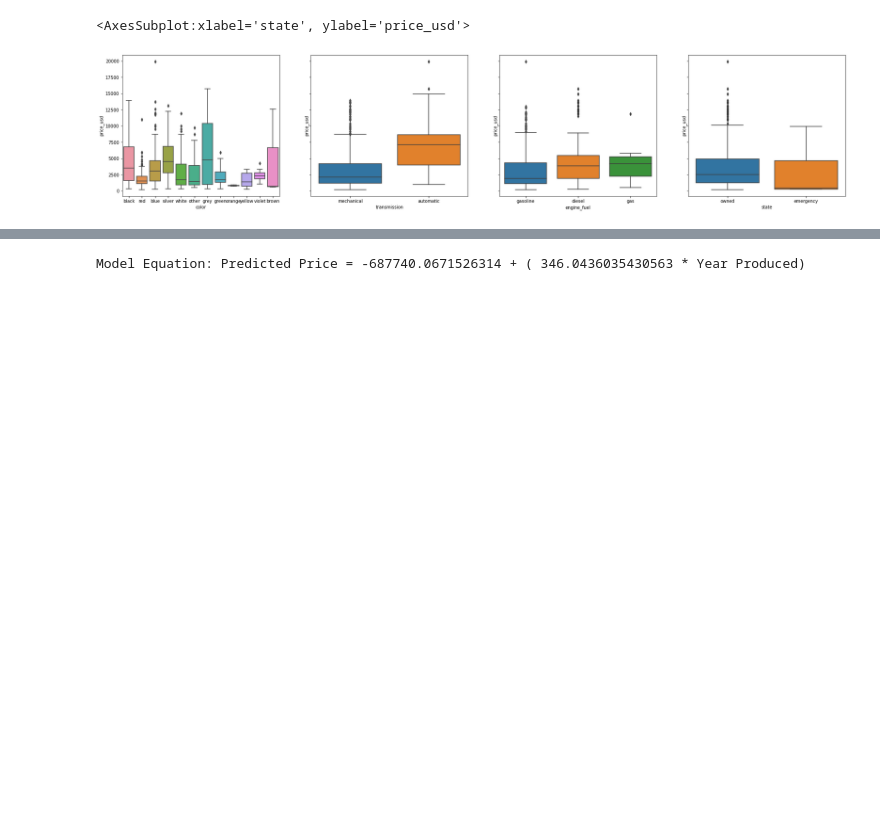
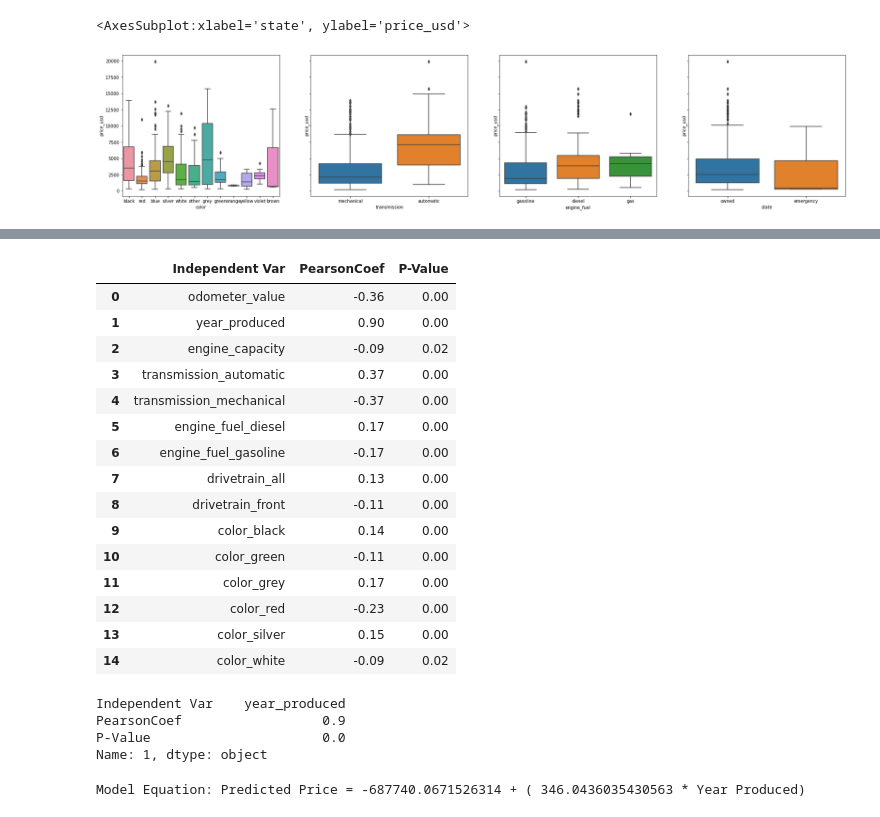
Before and after one commit to grtfreitas/PredictiveModelingRegression, a Jupyter notebook: PredictiveModelingRegression.ipynb, the cells around one changed output, grey strips where cells are left out. Saved outputs shown, nothing was run; the diff lists cells and outputs as text; code cells hidden in the pictures; blank space fills up the shorter version.

```diff
--- a/PredictiveModelingRegression.ipynb
+++ b/PredictiveModelingRegression.ipynb
@@ -40,5 +61,5 @@ sns.boxplot(x='state',y=TargetVar,data=basedf, ax=axs[3])
 def Dummies(df,column):
     return pd.concat([df, pd.get_dummies(df[column])],axis=1).drop(column,axis=1)
 # %%
+#transform all non numeric columns to dummies
 cardf = Dummies(basedf,['transmission','state','engine_fuel','drivetrain','color'])
-TargetVar = cardf['price_usd']
@@ -46,13 +83,19 @@ TargetVar = cardf['price_usd']
 #cardf.corr()
 # %%
 #Vamos Analisar a significância estatística das variáveis em comparação com o preço (price_usd).
-#Neste projeto, vamos determinar p < 0.05 como estatisticamente significante, ou seja, temos confiança de >95% de que a correlação entre os dados é significante, e não uma coincidência.
+#Neste projeto, p < 0.05 é definido como estatisticamente significante, ou seja, uma confiança de >95% de que a correlação entre os dados é significante, e não uma coincidência.
 ##adapt to move price column to end and remove from loop
 ##adapt to create table as result
 def CoefPearson(df):
+    lcoef = []
+    lp = []
     for x in list(df.columns):
         coef, p = stats.pearsonr(df[x],TargetVar)
-        print("For",x,"x Price Pearson Coef:",round(coef,2),"P-Value:",round(p,2))
-    return
+        lcoef.append(round(coef,2))
+        lp.append(round(p,2))
+    return pd.DataFrame(lcoef).merge(pd.DataFrame(lp),on=df.columns).rename(columns={'key_0':'Independent Var','0_x':'PearsonCoef','0_y':'P-Value'}).drop([0]).reset_index(drop=True)
+
+def FilterP(df):
+    return df[df['P-Value'] <= 0.05].reset_index(drop=True)
 # %%
 CoefPearson(cardf)
@@ -79,3 +124,29 @@ For color_yellow x Price Pearson Coef: -0.05 P-Value: 0.18
+# %%
+FilterP(CoefPearson(cardf)) #use only these in MLR
+# %% [output]
+|  | Independent Var | PearsonCoef | P-Value |
+| 0 | odometer_value | -0.36 | 0.00 |
+| 1 | year_produced | 0.90 | 0.00 |
+| 2 | engine_capacity | -0.09 | 0.02 |
+| 3 | transmission_automatic | 0.37 | 0.00 |
+| 4 | transmission_mechanical | -0.37 | 0.00 |
+| 5 | engine_fuel_diesel | 0.17 | 0.00 |
+| 6 | engine_fuel_gasoline | -0.17 | 0.00 |
+| 7 | drivetrain_all | 0.13 | 0.00 |
+| 8 | drivetrain_front | -0.11 | 0.00 |
+| 9 | color_black | 0.14 | 0.00 |
+| 10 | color_green | -0.11 | 0.00 |
+| 11 | color_grey | 0.17 | 0.00 |
+| 12 | color_red | -0.23 | 0.00 |
+| 13 | color_silver | 0.15 | 0.00 |
+| 14 | color_white | -0.09 | 0.02 |
+# %%
+BiggestAbsCoef(FilterP(CoefPearson(cardf)))
+# %% [output]
+Independent Var    year_produced
+PearsonCoef                  0.9
+P-Value                      0.0
+Name: 1, dtype: object
 # %%
 #Teste de ANOVA (Analise de Variância)
 #O teste de ANOVA testa a significância da variação das médias entre grupos de uma mesma variável.
```
Also changed, not shown: parts of 6 cells of this notebook.
